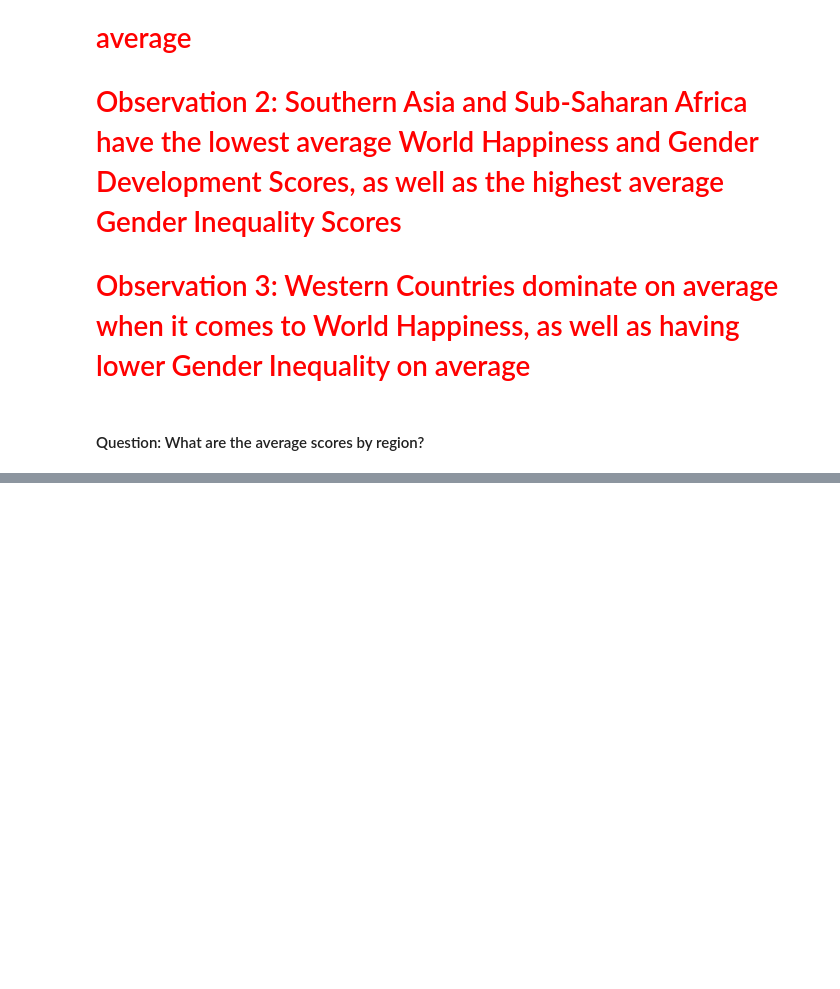
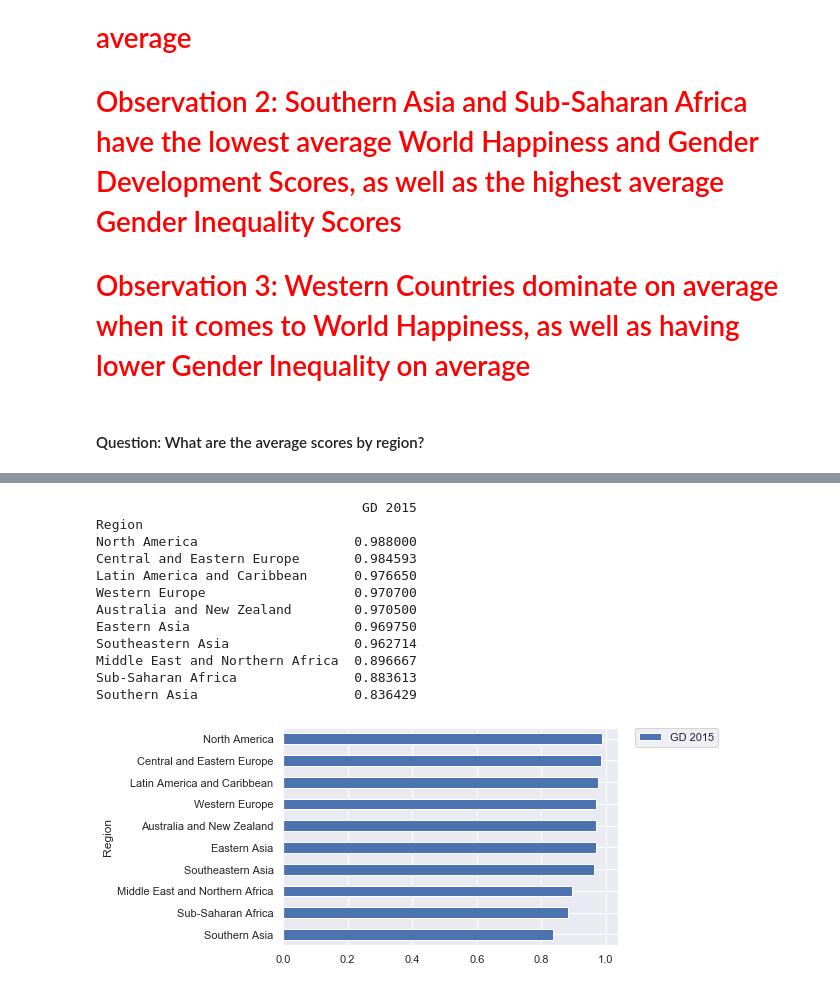
Before and after one commit to nina-driver/Springboard-Capstone-Project-1, a Jupyter notebook: Data Storytelling - World Happiness and Gender Development & Inequality.ipynb, the cells around one changed output, grey strips where cells are left out. Saved outputs shown, nothing was run; the diff lists cells and outputs as text; code cells hidden in the pictures; blank space fills up the shorter version.

```diff
--- a/Data Storytelling - World Happiness and Gender Development & Inequality.ipynb
+++ b/Data Storytelling - World Happiness and Gender Development & Inequality.ipynb
@@ -91,0 +118,17 @@ wh_gdgi[['GI 2015']].plot(kind='hist', bins=20, title='Gender Inequality Distrib
+# %%
+score_by_region('GD 2015')
+graph_by_region('GD 2015')
+# %% [output]
+                                  GD 2015
+Region
+North America                    0.988000
+Central and Eastern Europe       0.984593
+Latin America and Caribbean      0.976650
+Western Europe                   0.970700
+Australia and New Zealand        0.970500
+Eastern Asia                     0.969750
+Southeastern Asia                0.962714
+Middle East and Northern Africa  0.896667
+Sub-Saharan Africa               0.883613
+Southern Asia                    0.836429
+[figure, added]
```
Also changed, not shown: parts of 12 cells of this notebook, 1 other file.
